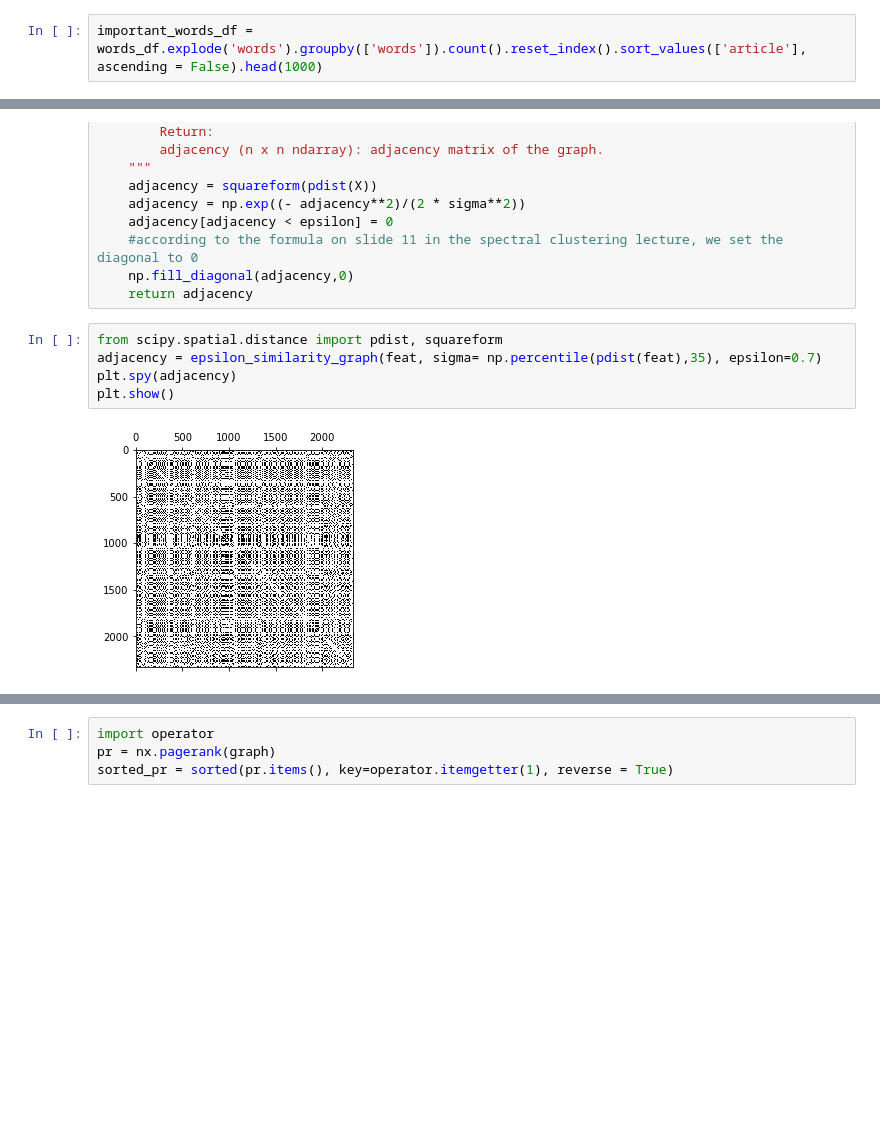
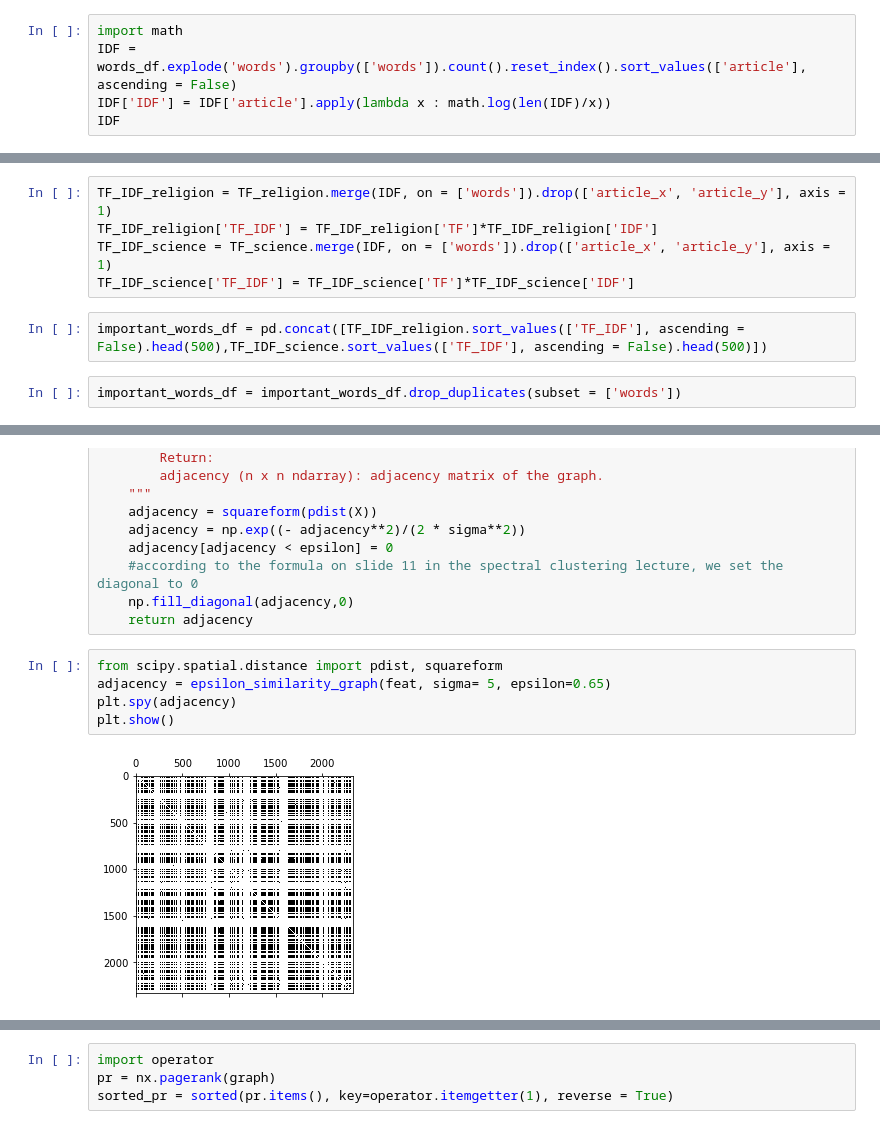
Before and after one commit to aaag97/ntds-projects, a Jupyter notebook: Project/wikipedia.ipynb, the cells around one changed output, grey strips where cells are left out. Saved outputs shown, nothing was run; the diff lists cells and outputs as text; blank space fills up the shorter version.

```diff
--- a/Project/wikipedia.ipynb
+++ b/Project/wikipedia.ipynb
@@ -128,2 +165,5 @@ The code that caused this warning is on line 389 of the file /Users/lucaseckes/m
 # %%
-important_words_df = words_df.explode('words').groupby(['words']).count().reset_index().sort_values(['article'], ascending = False).head(1000)
+import math
+IDF = words_df.explode('words').groupby(['words']).count().reset_index().sort_values(['article'], ascending = False)
+IDF['IDF'] = IDF['article'].apply(lambda x : math.log(len(IDF)/x))
+IDF
@@ -149,0 +184,9 @@ important_words_df.head(20)
+# %%
+TF_IDF_religion = TF_religion.merge(IDF, on = ['words']).drop(['article_x', 'article_y'], axis = 1)
+TF_IDF_religion['TF_IDF'] = TF_IDF_religion['TF']*TF_IDF_religion['IDF']
+TF_IDF_science = TF_science.merge(IDF, on = ['words']).drop(['article_x', 'article_y'], axis = 1)
+TF_IDF_science['TF_IDF'] = TF_IDF_science['TF']*TF_IDF_science['IDF']
+# %%
+important_words_df = pd.concat([TF_IDF_religion.sort_values(['TF_IDF'], ascending = False).head(500),TF_IDF_science.sort_values(['TF_IDF'], ascending = False).head(500)])
+# %%
+important_words_df = important_words_df.drop_duplicates(subset = ['words'])
@@ -215,11 +270,11 @@ def epsilon_similarity_graph(X: np.ndarray, sigma=1, epsilon=0):
     return adjacency
 # %%
 from scipy.spatial.distance import pdist, squareform
-adjacency = epsilon_similarity_graph(feat, sigma= np.percentile(pdist(feat),35), epsilon=0.7)
+adjacency = epsilon_similarity_graph(feat, sigma= 5, epsilon=0.65)
 plt.spy(adjacency)
 plt.show()
 # %% [output]
-[figure, old version]
+[figure, new version]
 # %%
 temp = np.exp((- squareform(pdist(feat))**2)/(2 * (1.5 * np.median(pdist(feat)))**2))
 plt.hist(temp.flatten(),bins=100);
```
Also changed, not shown: parts of 30 cells of this notebook.
